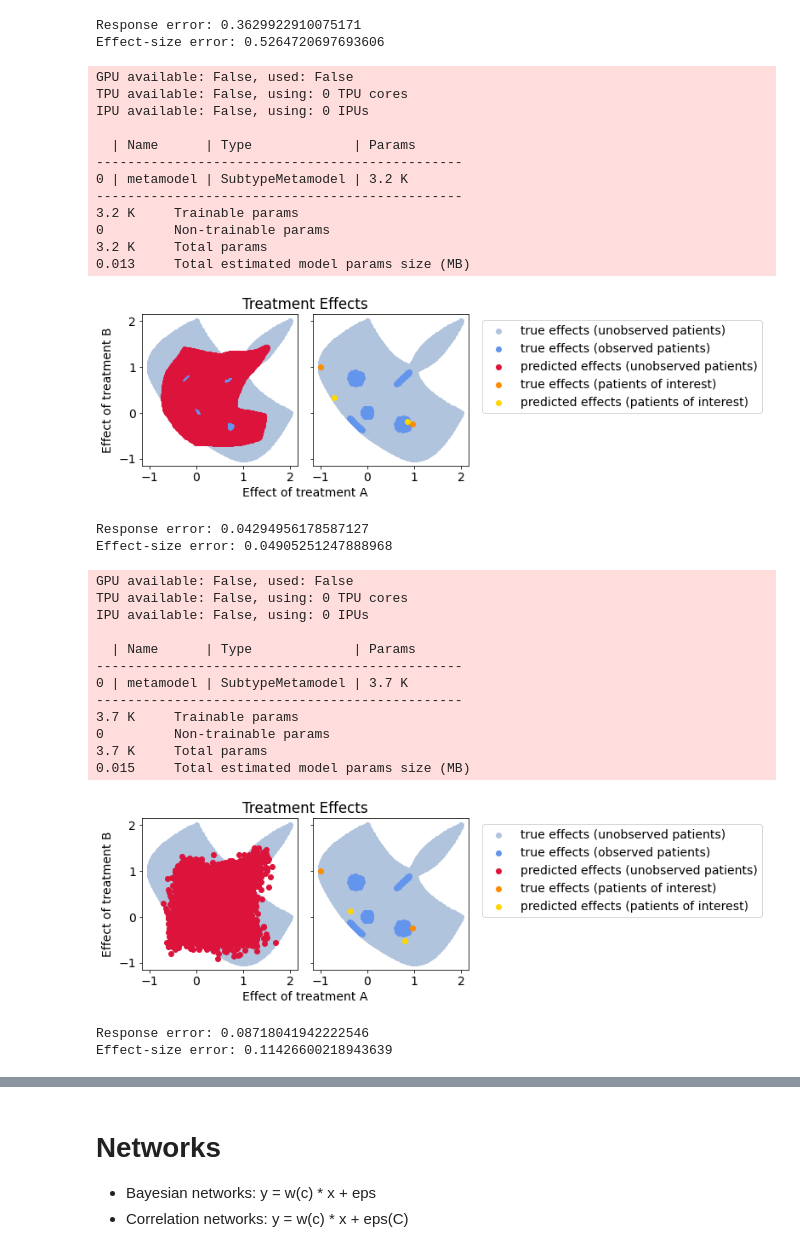
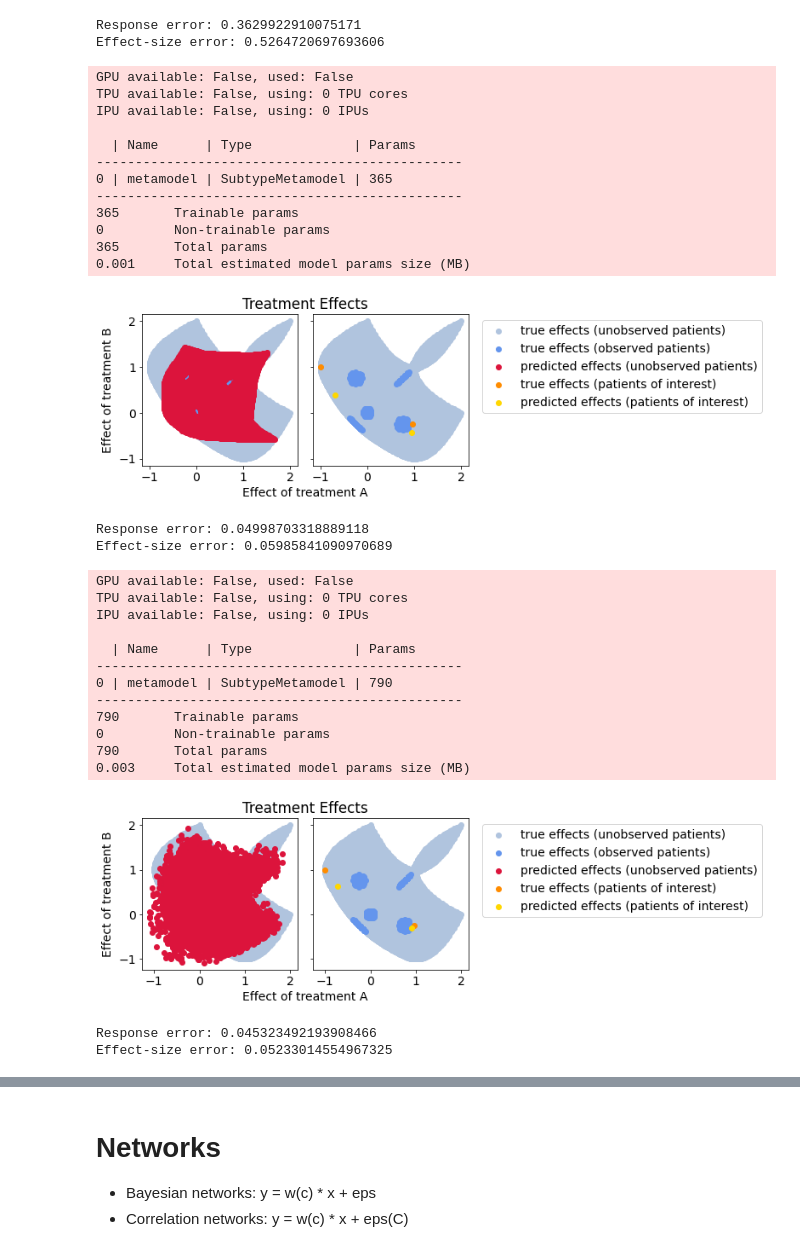
Before and after one commit to cnellington/Contextualized, a Jupyter notebook: experiments/simulation/cluster_demo.ipynb, the cells around one changed output, grey strips where cells are left out. Cells and saved outputs as stored; diff of their text form; code cells hidden in the pictures.

```diff
--- a/experiments/simulation/cluster_demo.ipynb
+++ b/experiments/simulation/cluster_demo.ipynb
@@ -310,7 +310,7 @@ Treatment-response error:       0.10668209459407102
 Effect-size error:              0.14555058792993641
 # %%
 # Regression from noise-context clustering
-noise = np.random.normal(0, 1, (len(C), 10))
+noise = np.random.normal(0, 1, (len(C), 2))
 noise_train, noise_test = split(noise)
 noise_mean, noise_std = noise_train.mean(axis=0), noise_train.std(axis=0)
 noise_train = (noise_train - noise_mean) / noise_std
@@ -375,13 +375,13 @@ Response error: 0.3629922910075171
 Effect-size error: 0.5264720697693606
 # %%
 # Regression from context encoding
-encoder_kwargs = {'width': 50, 'layers': 3}
+encoder_kwargs = {'width': 25, 'layers': 2}
 model = ContextualizedRegression(C.shape[-1], X.shape[-1], Y.shape[-1], encoder_kwargs=encoder_kwargs)
 train_dataloader = model.dataloader(C_train, X_train, Y_train, batch_size=1)
 test_dataloader = model.dataloader(C_test, X_test, Y_test, batch_size=100)
 patient_dataloader = model.dataloader(C_patients, X_patients, Y_patients, batch_size=1)
 
-trainer = RegressionTrainer(max_epochs=150, auto_lr_find=True)
+trainer = RegressionTrainer(max_epochs=50, auto_lr_find=True)
 trainer.fit(model, train_dataloader)
 
 w_hat, _ = trainer.predict_params(model, test_dataloader)
@@ -404,52 +404,52 @@ IPU available: False, using: 0 IPUs
 
   | Name      | Type             | Params
 -----------------------------------------------
-0 | metamodel | SubtypeMetamodel | 3.2 K
+0 | metamodel | SubtypeMetamodel | 365
 -----------------------------------------------
-3.2 K     Trainable params
+365       Trainable params
 0         Non-trainable params
-3.2 K     Total params
-0.013     Total estimated model params size (MB)
+365       Total params
+0.001     Total estimated model params size (MB)
-[figure, old version]
+[figure, new version]
-Response error: 0.04294956178587127
-Effect-size error: 0.04905251247888968
+Response error: 0.04998703318889118
+Effect-size error: 0.05985841090970689
 # %%
 # Regression from noisy context encoding
-encoder_kwargs = {'width': 50, 'layers': 3}
+encoder_kwargs = {'width': 50, 'layers': 2}
 model = ContextualizedRegression(C_noise_train.shape[-1], X.shape[-1], Y.shape[-1], encoder_kwargs=encoder_kwargs)
 train_dataloader = model.dataloader(C_noise_train, X_train, Y_train, batch_size=1)
 test_dataloader = model.dataloader(C_noise_test, X_test, Y_test, batch_size=100)
 patient_dataloader = model.dataloader(C_noise_patients, X_patients, Y_patients, batch_size=1)
 
-trainer = RegressionTrainer(max_epochs=150, auto_lr_find=True)
+trainer = RegressionTrainer(max_epochs=200, auto_lr_find=True)
 trainer.fit(model, train_dataloader)
 
 w_hat, _ = trainer.predict_params(model, test_dataloader)
 w_hat = w_hat.squeeze()
 y_hat = (X_test * w_hat).sum(axis=1)[:,np.newaxis]
 
 patient_w_hat, _ = trainer.predict_params(model, patient_dataloader)
 patient_w_hat = patient_w_hat.squeeze()
 
 plot_all(w_hat, patient_w_hat, 'encoder_somenoise')
 
 y_mse = mse(Y_test, y_hat)
 w_mse = mse(W_test, w_hat)
 print(f"Response error: {y_mse}")
 print(f"Effect-size error: {w_mse}")
 # %% [output]
 GPU available: False, used: False
 TPU available: False, using: 0 TPU cores
 IPU available: False, using: 0 IPUs
 
   | Name      | Type             | Params
 -----------------------------------------------
-0 | metamodel | SubtypeMetamodel | 3.7 K
+0 | metamodel | SubtypeMetamodel | 790
 -----------------------------------------------
-3.7 K     Trainable params
+790       Trainable params
 0         Non-trainable params
-3.7 K     Total params
-0.015     Total estimated model params size (MB)
+790       Total params
+0.003     Total estimated model params size (MB)
-[figure, old version]
+[figure, new version]
-Response error: 0.08718041942222546
-Effect-size error: 0.11426600218943639
+Response error: 0.045323492193908466
+Effect-size error: 0.05233014554967325
```
Also changed, not shown: parts of 11 cells of this notebook.
